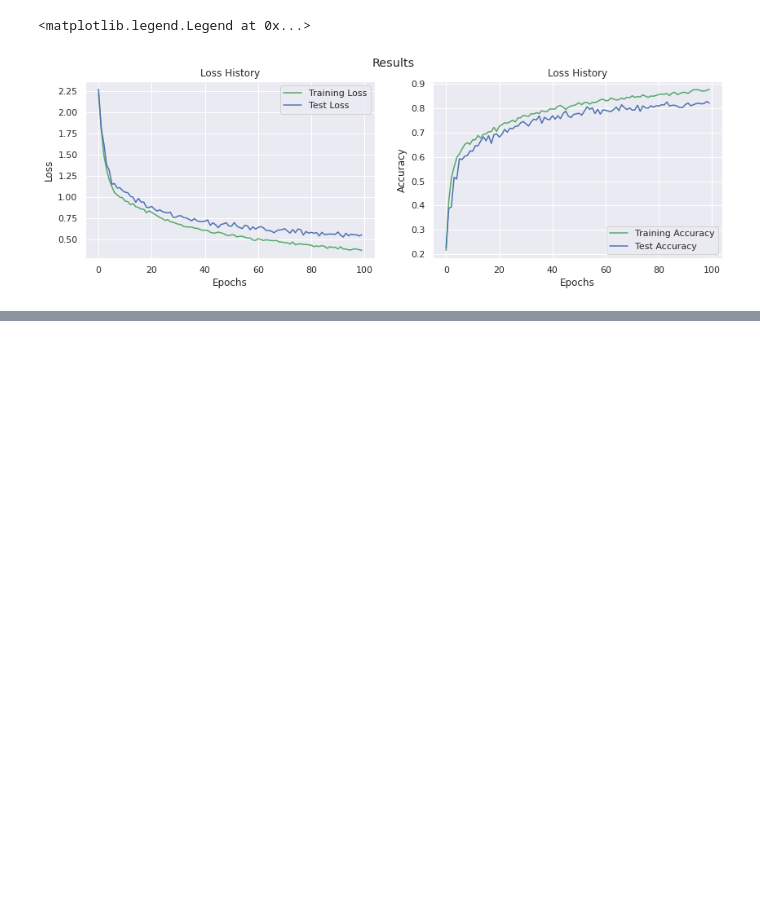
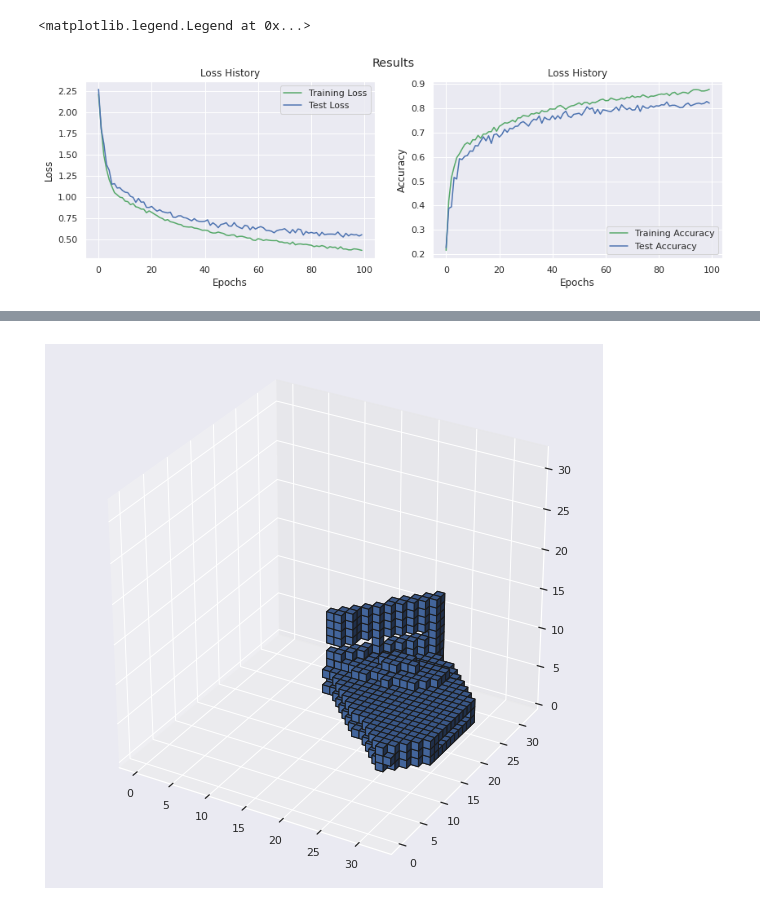
Before and after one commit to tabba98/neural-network, a Jupyter notebook: VoxNet.ipynb, the cells around one changed output, grey strips where cells are left out. Cells and saved outputs as stored; diff of their text form; code cells hidden in the pictures; blank space fills up the shorter version.

```diff
--- a/VoxNet.ipynb
+++ b/VoxNet.ipynb
@@ -649,0 +692,4 @@ ax[1].legend()
+# %%
+trainer.draw_voxels()
+# %% [output]
+[figure, added]
```
Also changed, not shown: parts of 11 cells of this notebook.
